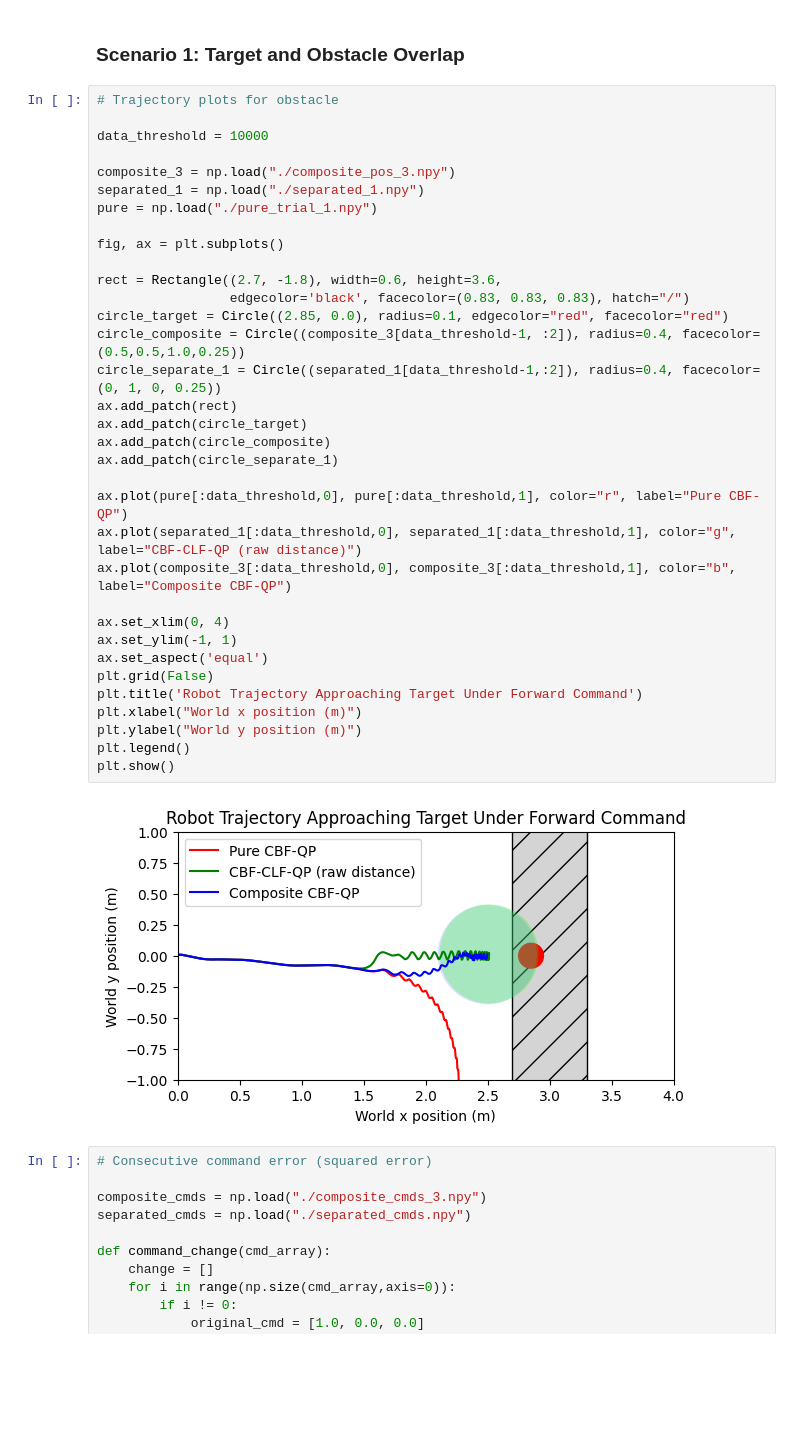
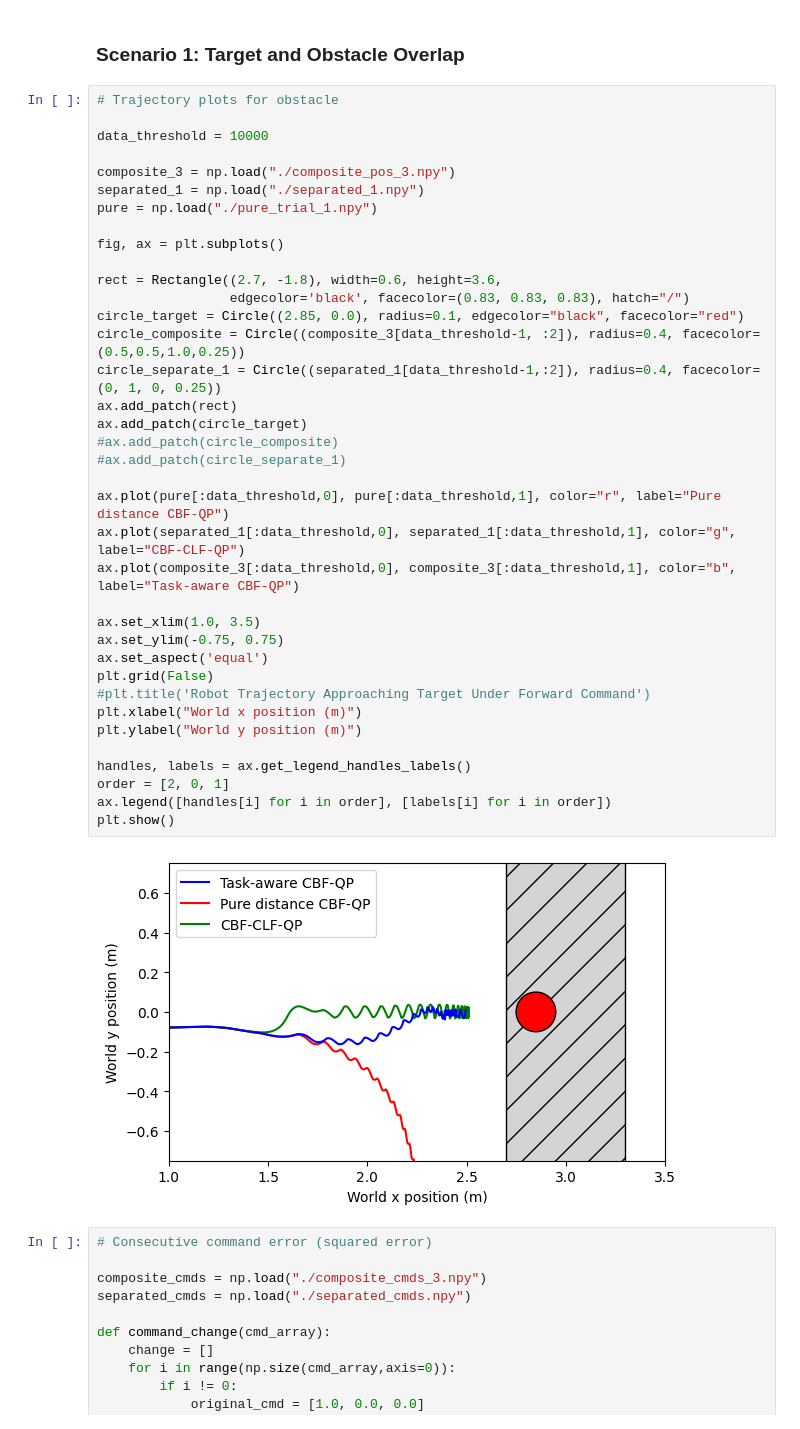
Before and after one commit to famsvip/Robot-Navigation-Collision-Avoidance-, a Jupyter notebook: data/plotting.ipynb, the cells around one changed output. Saved outputs shown, nothing was run; the diff lists cells and outputs as text; blank space fills up the shorter version.

```diff
--- a/data/plotting.ipynb
+++ b/data/plotting.ipynb
@@ -11,39 +11,42 @@ os.chdir('/home/kaseng/warehouse/data/')
 # %%
 # Trajectory plots for obstacle
 
 data_threshold = 10000
 
 composite_3 = np.load("./composite_pos_3.npy")
 separated_1 = np.load("./separated_1.npy")
 pure = np.load("./pure_trial_1.npy")
 
 fig, ax = plt.subplots()
 
 rect = Rectangle((2.7, -1.8), width=0.6, height=3.6,
                  edgecolor='black', facecolor=(0.83, 0.83, 0.83), hatch="/")
-circle_target = Circle((2.85, 0.0), radius=0.1, edgecolor="red", facecolor="red")
+circle_target = Circle((2.85, 0.0), radius=0.1, edgecolor="black", facecolor="red")
 circle_composite = Circle((composite_3[data_threshold-1, :2]), radius=0.4, facecolor=(0.5,0.5,1.0,0.25))
 circle_separate_1 = Circle((separated_1[data_threshold-1,:2]), radius=0.4, facecolor=(0, 1, 0, 0.25))
 ax.add_patch(rect)
 ax.add_patch(circle_target)
-ax.add_patch(circle_composite)
-ax.add_patch(circle_separate_1)
+#ax.add_patch(circle_composite)
+#ax.add_patch(circle_separate_1)
 
-ax.plot(pure[:data_threshold,0], pure[:data_threshold,1], color="r", label="Pure CBF-QP")
-ax.plot(separated_1[:data_threshold,0], separated_1[:data_threshold,1], color="g", label="CBF-CLF-QP (raw distance)")
-ax.plot(composite_3[:data_threshold,0], composite_3[:data_threshold,1], color="b", label="Composite CBF-QP")
+ax.plot(pure[:data_threshold,0], pure[:data_threshold,1], color="r", label="Pure distance CBF-QP")
+ax.plot(separated_1[:data_threshold,0], separated_1[:data_threshold,1], color="g", label="CBF-CLF-QP")
+ax.plot(composite_3[:data_threshold,0], composite_3[:data_threshold,1], color="b", label="Task-aware CBF-QP")
 
-ax.set_xlim(0, 4)
-ax.set_ylim(-1, 1)
+ax.set_xlim(1.0, 3.5)
+ax.set_ylim(-0.75, 0.75)
 ax.set_aspect('equal')
 plt.grid(False)
-plt.title('Robot Trajectory Approaching Target Under Forward Command')
+#plt.title('Robot Trajectory Approaching Target Under Forward Command')
 plt.xlabel("World x position (m)")
 plt.ylabel("World y position (m)")
-plt.legend()
+
+handles, labels = ax.get_legend_handles_labels()
+order = [2, 0, 1]
+ax.legend([handles[i] for i in order], [labels[i] for i in order])
 plt.show()
 # %% [output]
-[figure, old version]
+[figure, new version]
 # %%
 # Consecutive command error (squared error)
 
```
Also changed, not shown: parts of 10 cells of this notebook, 15 other files.
